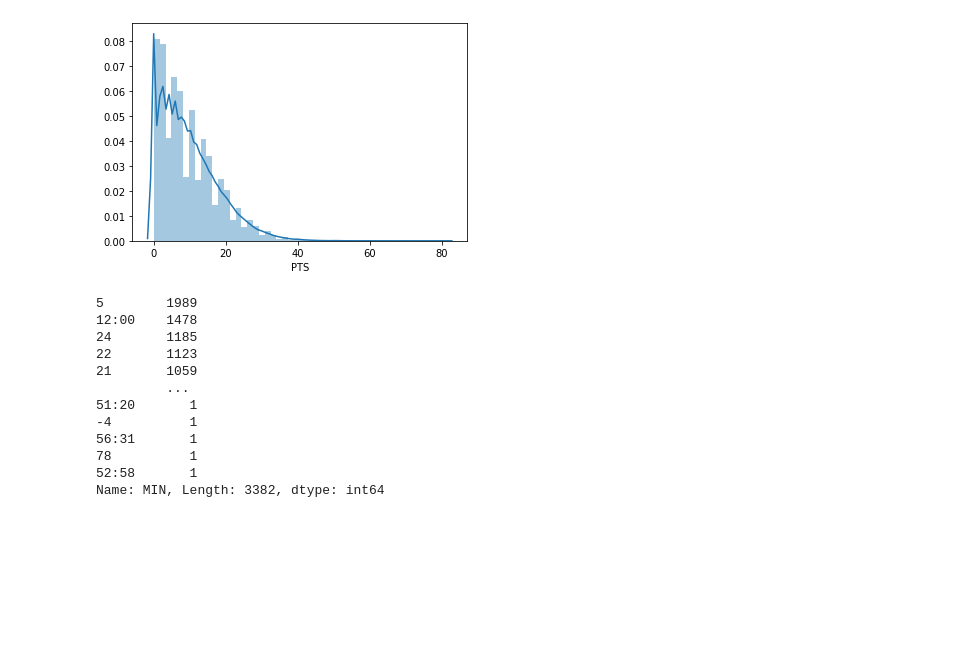
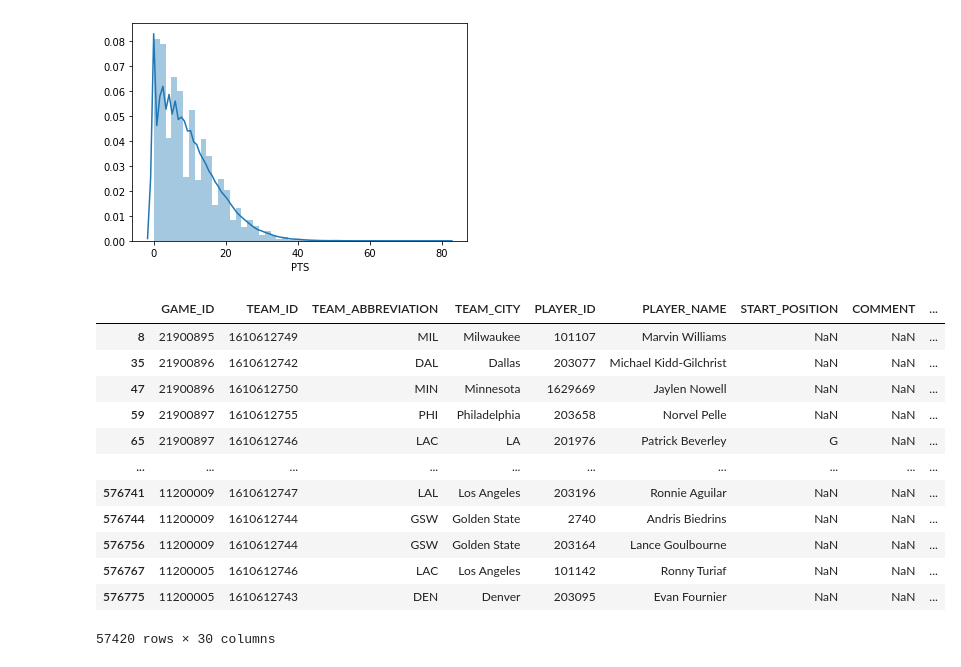
Before and after one commit to fndomariano/data-studies, a Jupyter notebook: nba-stats/nba-stats.ipynb, the cells around one changed output. Drawn from its saved outputs; the diff is of its cells as text; code cells hidden in the pictures; blank space fills up the shorter version.

Commit message:
merge

```diff
--- a/nba-stats/nba-stats.ipynb
+++ b/nba-stats/nba-stats.ipynb
@@ -18,8 +18,8 @@ df_gd.head()
 | 4 | 21900895 | 1610612749 | MIL | Milwaukee | 202339 | Eric Bledsoe | G | NaN | ... |
 5 rows × 28 columns
 # %%
-df_game = pd.read_csv('datasets/games.csv')
-df_game.head()
+df_g = pd.read_csv('datasets/games.csv')
+df_g.head(5)
 # %% [output]
 |  | GAME_DATE_EST | GAME_ID | GAME_STATUS_TEXT | HOME_TEAM_ID | VISITOR_TEAM_ID | SEASON | TEAM_ID_home | ... |
 | 0 | 2020-03-01 | 21900895 | Final | 1610612766 | 1610612749 | 2019 | 1610612766 | ... |
@@ -86,23 +86,25 @@ sns.distplot(df_gd['PTS'], bins=50)
 # %%
 # First I need to convert to time
 # df_gd['MINUTES'] = pd.to_datetime(df_gd['MIN'], format="%M:%S")
-# Wait I not got to convert '60:06' minutes. A normal game has 48 minutes, but, sometimes a game has four overtimes.
-# I have no this information about this. Anyway I will need to convert In a format that I will compare.
-
-df_gd[df_gd['MIN'] == '60:06']
-df_gd['MIN'].value_counts()
-
-# teste = df_gd['MIN'].apply(str_to_second)
+# Wait I not got to convert '60:06' minutes. A normal game has 48 minutes, but, sometimes one game can has four overtimes.
+# I have no this information about this. Anyway I will need to convert In a format that I will compare
+df_gd['MIN_SECONDS'] = df_gd['MIN'].apply(str_to_second)
-# %% [output]
-5        1989
-12:00    1478
-24       1185
-22       1123
-21       1059
-         ...
-51:20       1
--4          1
-56:31       1
-78          1
-52:58       1
-Name: MIN, Length: 3382, dtype: int64
+# %%
+# adiciona a coluna season
+df_gd = pd.merge(df_gd, df_g[['GAME_ID','SEASON']], on='GAME_ID', how='left')
+# %%
+df_gd[(df_gd['PTS'] == 0) & (df_gd['MIN_SECONDS'] > 0)]
+# %% [output]
+|  | GAME_ID | TEAM_ID | TEAM_ABBREVIATION | TEAM_CITY | PLAYER_ID | PLAYER_NAME | START_POSITION | COMMENT | ... |
+| 8 | 21900895 | 1610612749 | MIL | Milwaukee | 101107 | Marvin Williams | NaN | NaN | ... |
+| 35 | 21900896 | 1610612742 | DAL | Dallas | 203077 | Michael Kidd-Gilchrist | NaN | NaN | ... |
+| 47 | 21900896 | 1610612750 | MIN | Minnesota | 1629669 | Jaylen Nowell | NaN | NaN | ... |
+| 59 | 21900897 | 1610612755 | PHI | Philadelphia | 203658 | Norvel Pelle | NaN | NaN | ... |
+| 65 | 21900897 | 1610612746 | LAC | LA | 201976 | Patrick Beverley | G | NaN | ... |
+| ... | ... | ... | ... | ... | ... | ... | ... | ... | ... |
+| 576741 | 11200009 | 1610612747 | LAL | Los Angeles | 203196 | Ronnie Aguilar | NaN | NaN | ... |
+| 576744 | 11200009 | 1610612744 | GSW | Golden State | 2740 | Andris Biedrins | NaN | NaN | ... |
+| 576756 | 11200009 | 1610612744 | GSW | Golden State | 203164 | Lance Goulbourne | NaN | NaN | ... |
+| 576767 | 11200005 | 1610612746 | LAC | Los Angeles | 101142 | Ronny Turiaf | NaN | NaN | ... |
+| 576775 | 11200005 | 1610612743 | DEN | Denver | 203095 | Evan Fournier | NaN | NaN | ... |
+57420 rows × 30 columns
```
Also changed, not shown: parts of 3 cells of this notebook, 3 other files.
